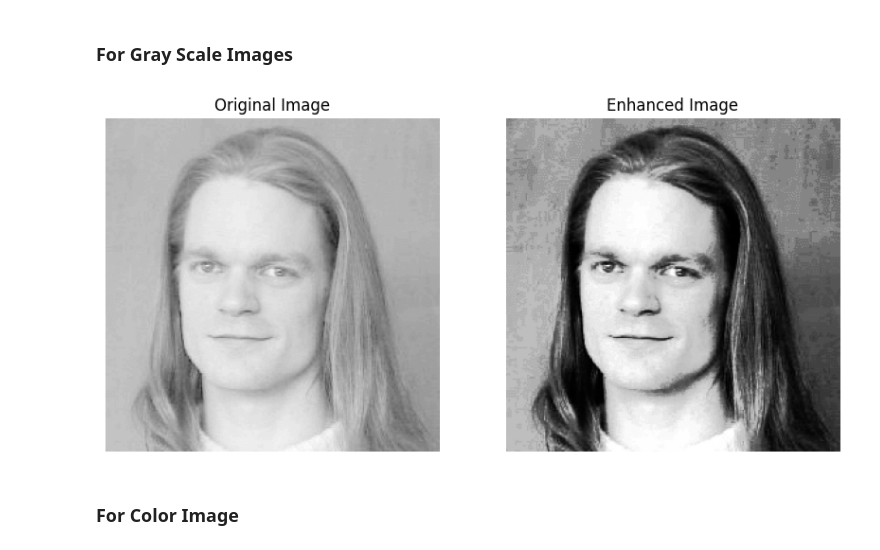
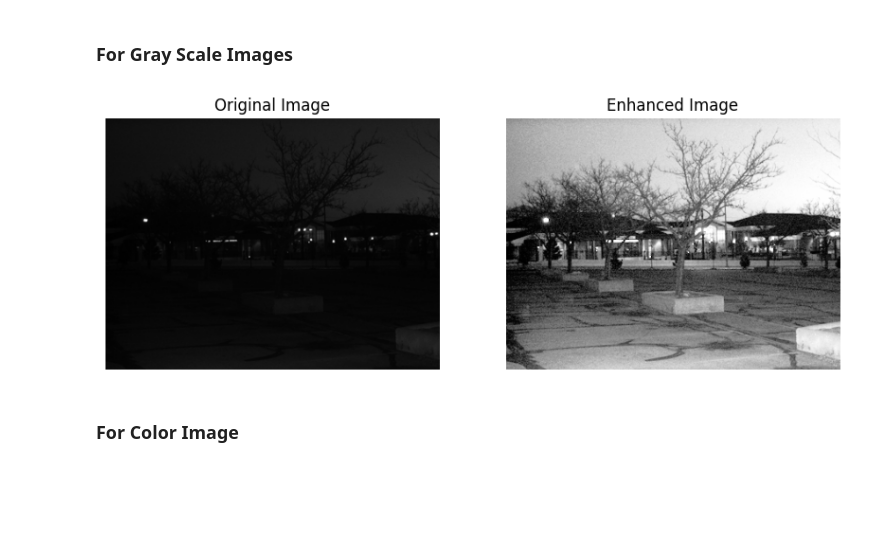
Before and after one commit to Preet-Sojitra/imgcv, a Jupyter notebook: docs/example.ipynb, the cells around one changed output. Drawn from its saved outputs; the diff is of its cells as text; code cells hidden in the pictures; blank space fills up the shorter version.

```diff
--- a/docs/example.ipynb
+++ b/docs/example.ipynb
@@ -62,25 +62,25 @@ plt.show()
 # %%
 from imgcv.histogram.histogram_equalization import histogram_equalization
 
-im = Image.open("images/man_faded.jpg")
+im = Image.open("images/uni_dark.png")
 im = im.convert("L")
 im = np.array(im)
 
 equalized_im, _ = histogram_equalization(im)
 equalized_im = Image.fromarray(equalized_im)
 
 plt.figure(figsize=(10, 10))
 plt.subplot(1, 2, 1)
 plt.imshow(im, cmap="gray")
 plt.title("Original Image")
 plt.axis("off")
 plt.subplot(1, 2, 2)
 plt.imshow(equalized_im, cmap="gray")
 plt.title("Enhanced Image")
 plt.axis("off")
 plt.show()
 # %% [output]
-[figure, old version]
+[figure, new version]
 # %% [markdown]
 ### For Color Image
 # %%
```
Also changed, not shown: parts of 2 cells of this notebook, 5 other files.
